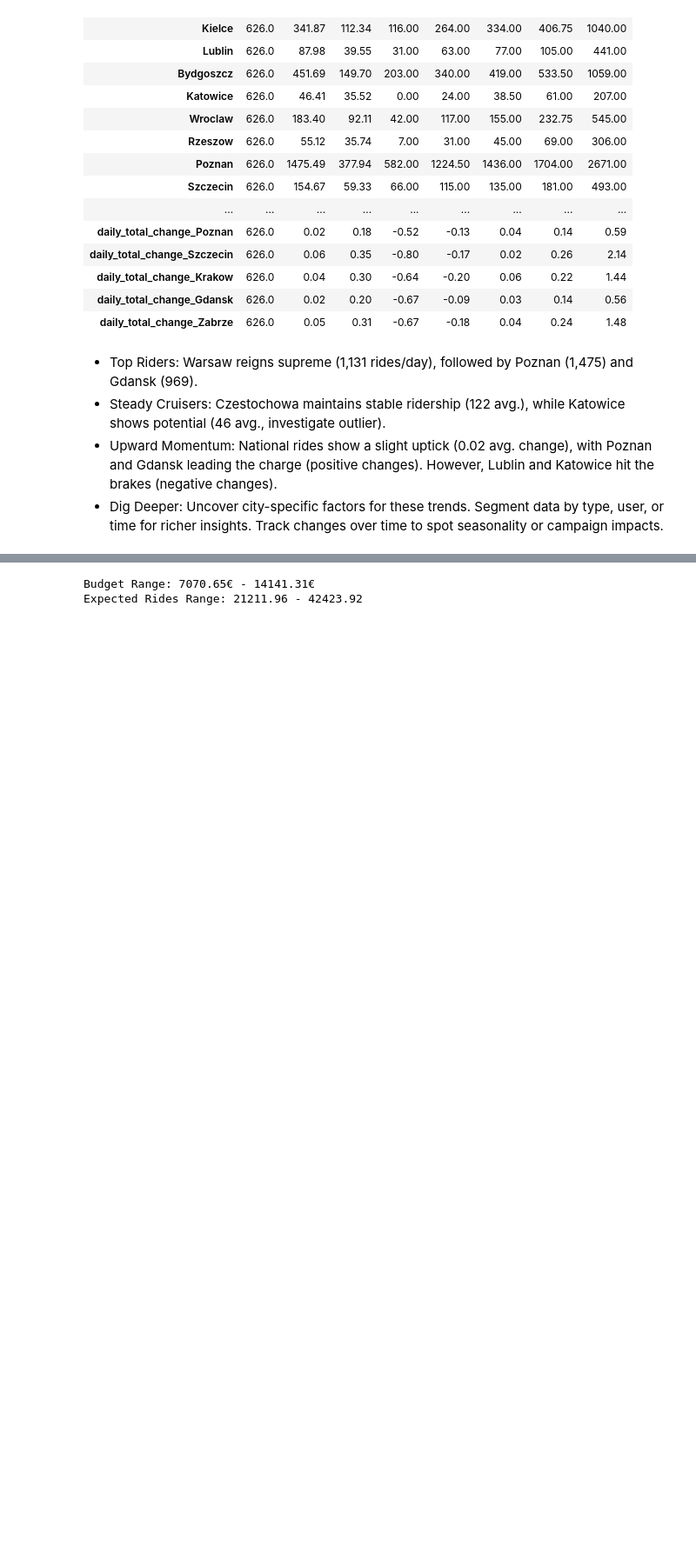
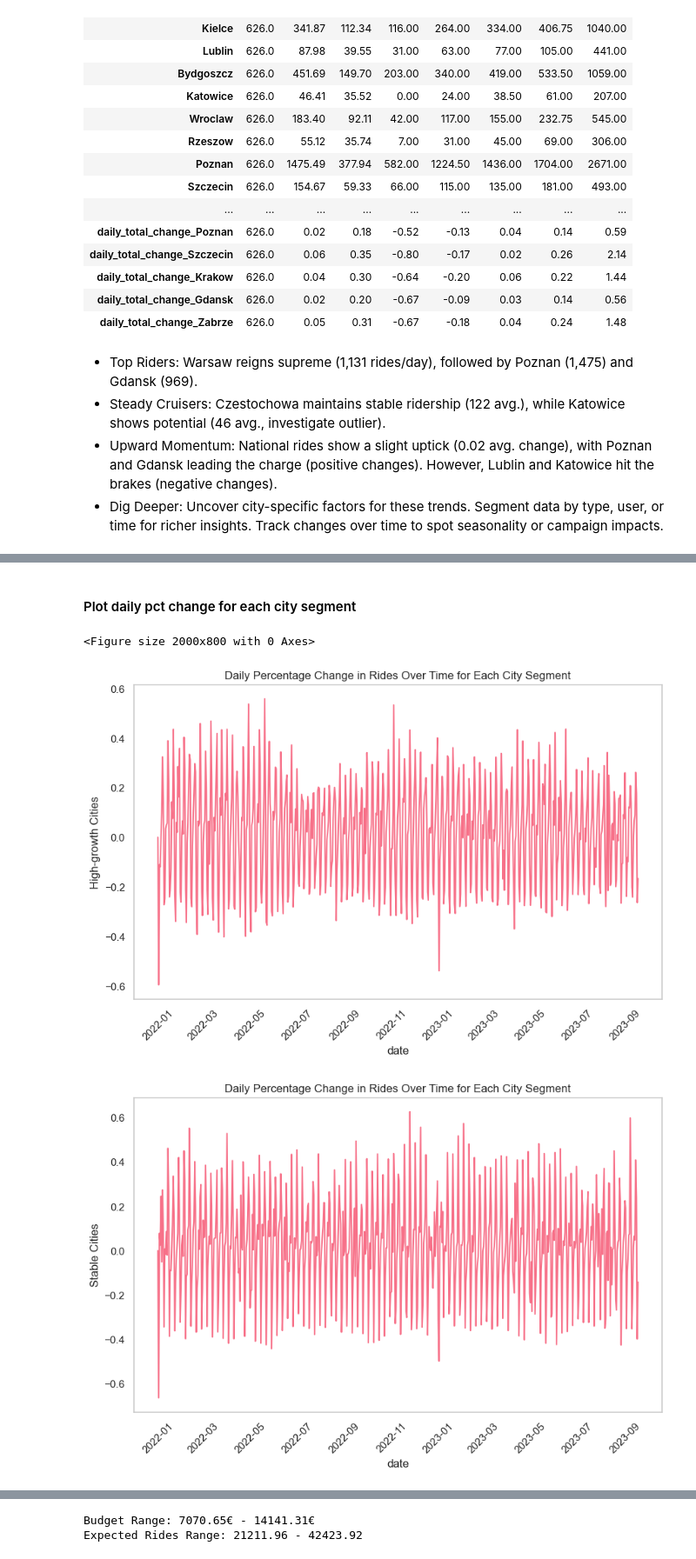
Before and after one commit to alerti/Applied-Marketing-Measurements-Bolt-Uber, a Jupyter notebook: notebooks/dataprocessing.ipynb, the cells around one changed output, grey strips where cells are left out. Shown at 87% size. Drawn from its saved outputs; the diff is of its cells as text; code cells hidden in the pictures; blank space fills up the shorter version.

```diff
--- a/notebooks/dataprocessing.ipynb
+++ b/notebooks/dataprocessing.ipynb
@@ -172,0 +240,28 @@ KeyError: 'mean'
+# %% [markdown]
+#### Plot daily pct change for each city segment
+# %%
+# Create a new DataFrame to store the daily percentage change in rides for each city segment
+city_segment_change_df = pd.DataFrame(index=df.index)
+
+# Add the daily percentage change in rides for each city segment to the new DataFrame
+city_segment_change_df['High-growth Cities'] = city_segment_df['High-growth Cities'].pct_change().round(3).fillna(0)
+city_segment_change_df['Stable Cities'] = city_segment_df['Stable Cities'].pct_change().round(3).fillna(0)
+
+city_segment_change_df['Low-growth Cities'] = city_segment_df['Low-growth Cities'].pct_change().round(3).fillna(0)
+
+# Visualize the daily percentage change in rides over time for each city segment
+
+plt.figure(figsize=(20, 8))
+
+for segment in city_segment_change_df.columns:
+    vizs.line_plot(
+        title='Daily Percentage Change in Rides Over Time for Each City Segment',
+        x=city_segment_change_df.index,
+        y=segment,
+        data=city_segment_change_df,
+        xlabel='Date',
+        ylabel='Percentage Change in Rides')
+# %% [output]
+<Figure size 2000x800 with 0 Axes>
+[figure, added]
+[figure, added]
```
Also changed, not shown: parts of 34 cells of this notebook, 3 other files.
